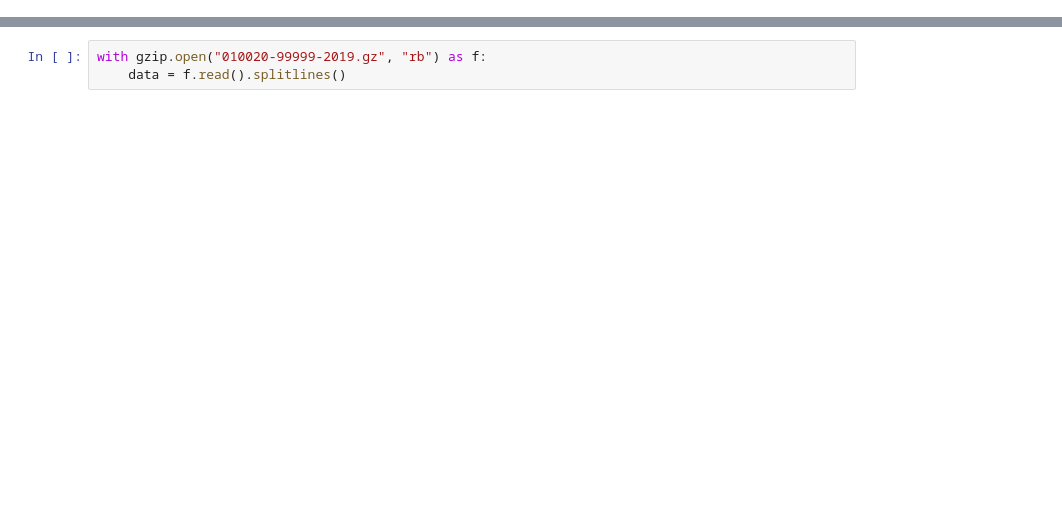
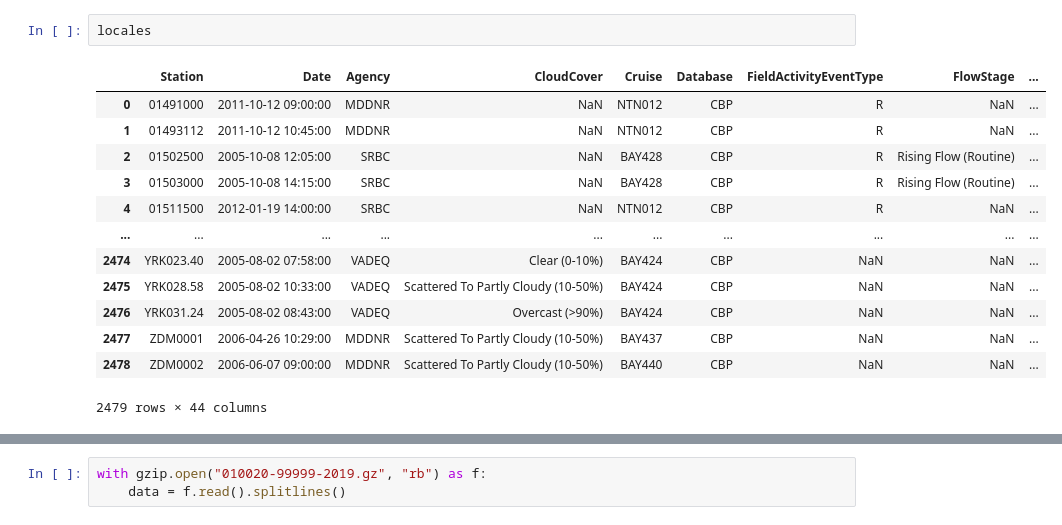
Before and after one commit to coreyryanhanson/hackthebay, a Jupyter notebook: noaa.ipynb, the cells around one changed output, grey strips where cells are left out. Saved outputs shown, nothing was run; the diff lists cells and outputs as text; blank space fills up the shorter version.

```diff
--- a/noaa.ipynb
+++ b/noaa.ipynb
@@ -45,0 +162,16 @@ from random_lumberjacks.src.random_lumberjacks.visualization.visualization_funct
+# %%
+locales
+# %% [output]
+|  | Station | Date | Agency | CloudCover | Cruise | Database | FieldActivityEventType | FlowStage | ... |
+| 0 | 01491000 | 2011-10-12 09:00:00 | MDDNR | NaN | NTN012 | CBP | R | NaN | ... |
+| 1 | 01493112 | 2011-10-12 10:45:00 | MDDNR | NaN | NTN012 | CBP | R | NaN | ... |
+| 2 | 01502500 | 2005-10-08 12:05:00 | SRBC | NaN | BAY428 | CBP | R | Rising Flow (Routine) | ... |
+| 3 | 01503000 | 2005-10-08 14:15:00 | SRBC | NaN | BAY428 | CBP | R | Rising Flow (Routine) | ... |
+| 4 | 01511500 | 2012-01-19 14:00:00 | SRBC | NaN | NTN012 | CBP | R | NaN | ... |
+| ... | ... | ... | ... | ... | ... | ... | ... | ... | ... |
+| 2474 | YRK023.40 | 2005-08-02 07:58:00 | VADEQ | Clear (0-10%) | BAY424 | CBP | NaN | NaN | ... |
+| 2475 | YRK028.58 | 2005-08-02 10:33:00 | VADEQ | Scattered To Partly Cloudy (10-50%) | BAY424 | CBP | NaN | NaN | ... |
+| 2476 | YRK031.24 | 2005-08-02 08:43:00 | VADEQ | Overcast (>90%) | BAY424 | CBP | NaN | NaN | ... |
+| 2477 | ZDM0001 | 2006-04-26 10:29:00 | MDDNR | Scattered To Partly Cloudy (10-50%) | BAY437 | CBP | NaN | NaN | ... |
+| 2478 | ZDM0002 | 2006-06-07 09:00:00 | MDDNR | Scattered To Partly Cloudy (10-50%) | BAY440 | CBP | NaN | NaN | ... |
+2479 rows × 44 columns
```
Also changed, not shown: parts of 42 cells of this notebook, 2 other files.
